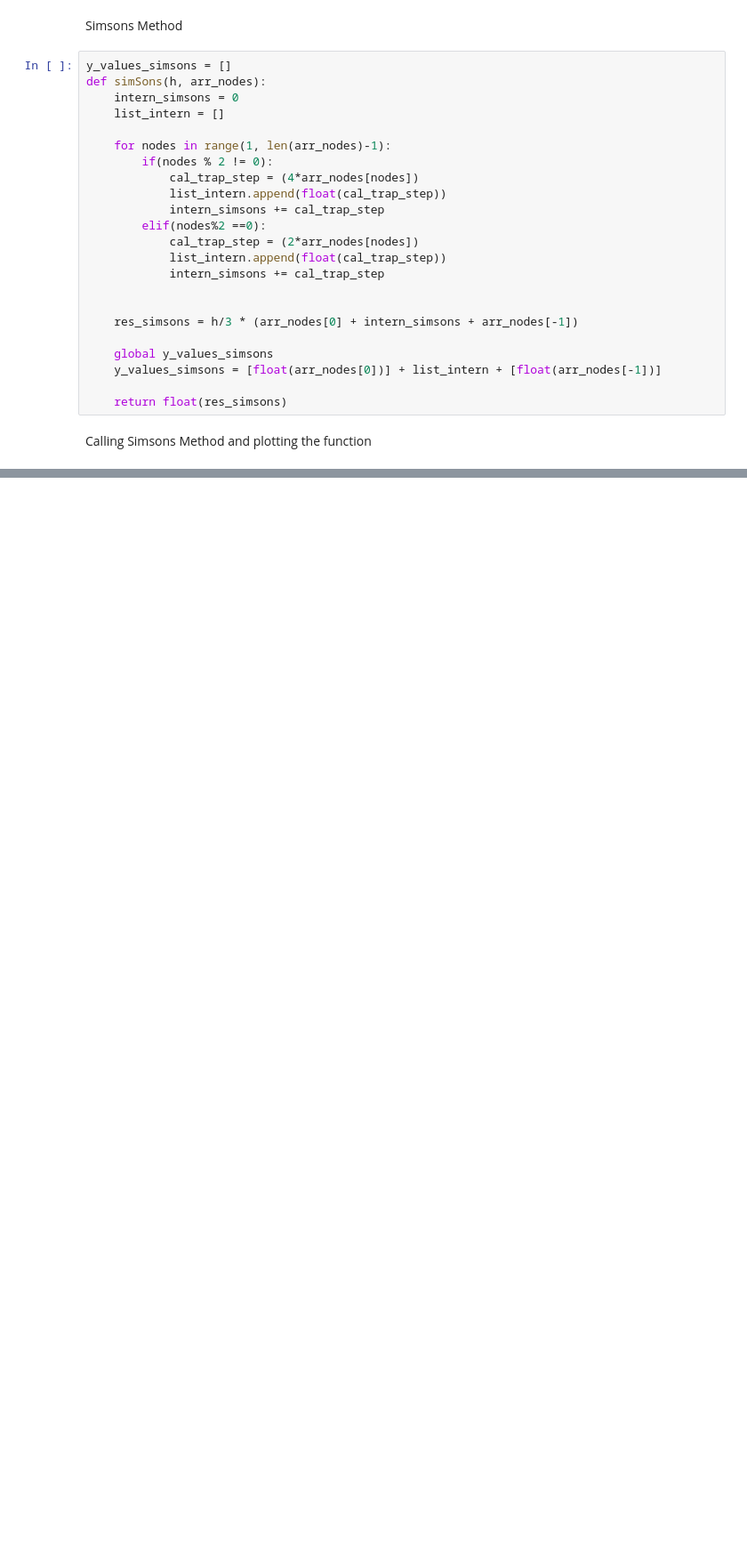
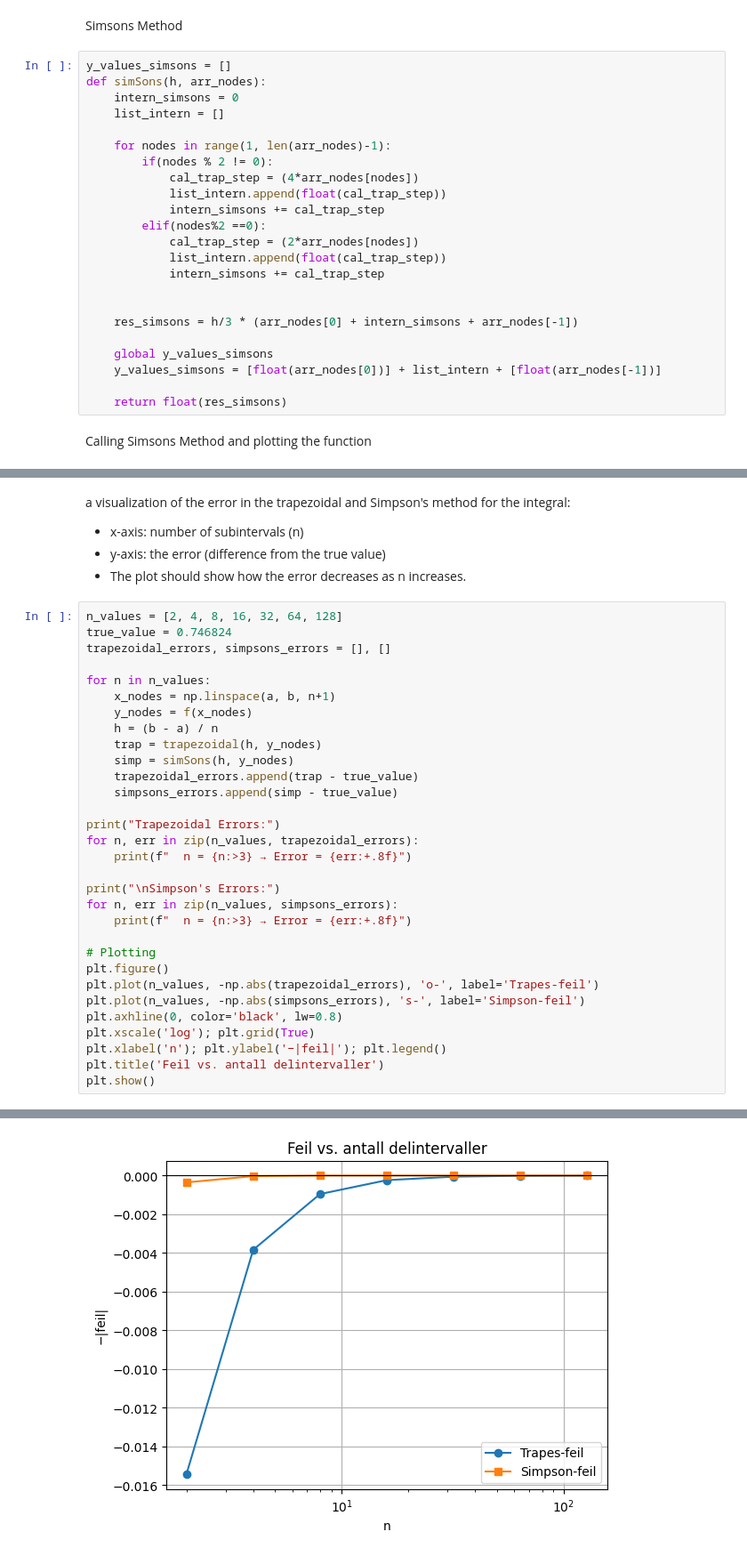
Before and after one commit to AreArjane/Matematikk1000, a Jupyter notebook: oppgave4/oppgave4.ipynb, the cells around one changed output, grey strips where cells are left out. Shown at 89% size. Drawn from its saved outputs; the diff is of its cells as text; blank space fills up the shorter version.

```diff
--- a/oppgave4/oppgave4.ipynb
+++ b/oppgave4/oppgave4.ipynb
@@ -210,0 +210,37 @@ plt.show()
+# %% [markdown]
+a visualization of the error in the trapezoidal and Simpson's method for the integral:
+- x-axis: number of subintervals (n)
+- y-axis: the error (difference from the true value)
+- The plot should show how the error decreases as n increases.
+# %%
+n_values = [2, 4, 8, 16, 32, 64, 128]
+true_value = 0.746824
+trapezoidal_errors, simpsons_errors = [], []
+
+for n in n_values:
+    x_nodes = np.linspace(a, b, n+1)
+    y_nodes = f(x_nodes)
+    h = (b - a) / n
+    trap = trapezoidal(h, y_nodes)
+    simp = simSons(h, y_nodes)
+    trapezoidal_errors.append(trap - true_value)
+    simpsons_errors.append(simp - true_value)
+
+print("Trapezoidal Errors:")
+for n, err in zip(n_values, trapezoidal_errors):
+    print(f"  n = {n:>3} → Error = {err:+.8f}")
+
+print("\nSimpson's Errors:")
+for n, err in zip(n_values, simpsons_errors):
+    print(f"  n = {n:>3} → Error = {err:+.8f}")
+
+# Plotting
+plt.figure()
+plt.plot(n_values, -np.abs(trapezoidal_errors), 'o-', label='Trapes-feil')
+plt.plot(n_values, -np.abs(simpsons_errors), 's-', label='Simpson-feil')
+plt.axhline(0, color='black', lw=0.8)
+plt.xscale('log'); plt.grid(True)
+plt.xlabel('n'); plt.ylabel('−|feil|'); plt.legend()
+plt.title('Feil vs. antall delintervaller')
+plt.show()
+# %% [output]
@@ -210,0 +264 @@ plt.show()
+[figure, added]
```
Also changed, not shown: parts of 2 cells of this notebook, 2 other files.
